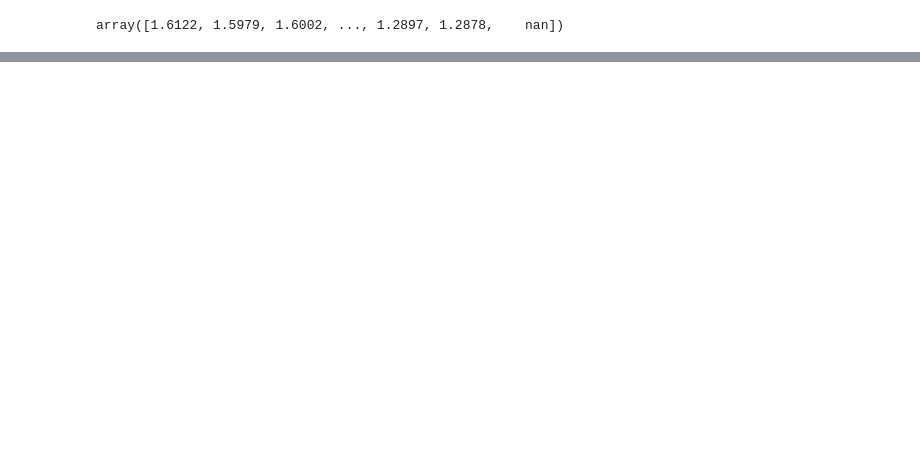
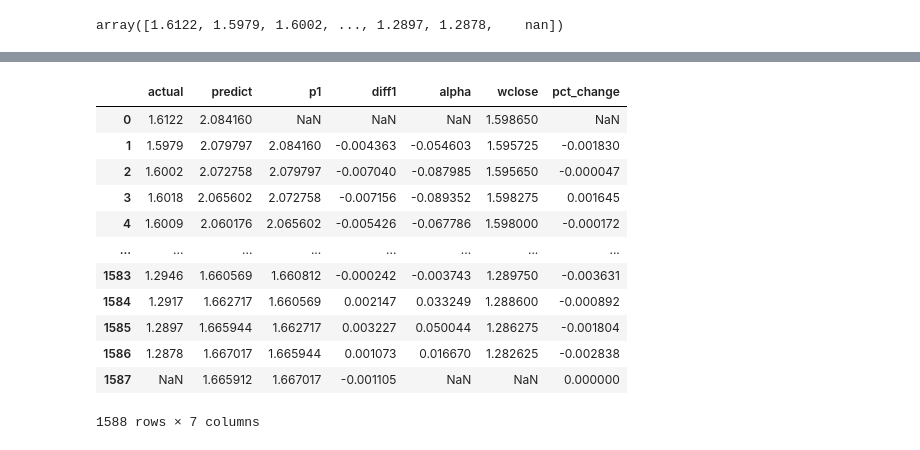
Before and after one commit to pikasean/LSTM, a Jupyter notebook: Neural Networks/LSTM.ipynb, the cells around one changed output, grey strips where cells are left out. Saved outputs shown, nothing was run; the diff lists cells and outputs as text; code cells hidden in the pictures; blank space fills up the shorter version.

```diff
--- a/Neural Networks/LSTM.ipynb
+++ b/Neural Networks/LSTM.ipynb
@@ -209,0 +210,3 @@ plt.legend()
+# %%
+# generate alphas
+frame = pd.DataFrame({'actual': actual_data, 'predict': input_data})
@@ -209,0 +218,18 @@ plt.legend()
+# %%
+frame['wclose'] = data['wclose'].values[-(test_size+lookback) + 1:]
+frame['pct_change'] = frame['wclose'].pct_change()
+frame.head(10)
+# %% [output]
+|  | actual | predict | p1 | diff1 | alpha | wclose | pct_change |
+| 0 | 1.6122 | 2.084160 | NaN | NaN | NaN | 1.598650 | NaN |
+| 1 | 1.5979 | 2.079797 | 2.084160 | -0.004363 | -0.054603 | 1.595725 | -0.001830 |
+| 2 | 1.6002 | 2.072758 | 2.079797 | -0.007040 | -0.087985 | 1.595650 | -0.000047 |
+| 3 | 1.6018 | 2.065602 | 2.072758 | -0.007156 | -0.089352 | 1.598275 | 0.001645 |
+| 4 | 1.6009 | 2.060176 | 2.065602 | -0.005426 | -0.067786 | 1.598000 | -0.000172 |
+| ... | ... | ... | ... | ... | ... | ... | ... |
+| 1583 | 1.2946 | 1.660569 | 1.660812 | -0.000242 | -0.003743 | 1.289750 | -0.003631 |
+| 1584 | 1.2917 | 1.662717 | 1.660569 | 0.002147 | 0.033249 | 1.288600 | -0.000892 |
+| 1585 | 1.2897 | 1.665944 | 1.662717 | 0.003227 | 0.050044 | 1.286275 | -0.001804 |
+| 1586 | 1.2878 | 1.667017 | 1.665944 | 0.001073 | 0.016670 | 1.282625 | -0.002838 |
+| 1587 | NaN | 1.665912 | 1.667017 | -0.001105 | NaN | NaN | 0.000000 |
+1588 rows × 7 columns
```
Also changed, not shown: parts of 8 cells of this notebook.
